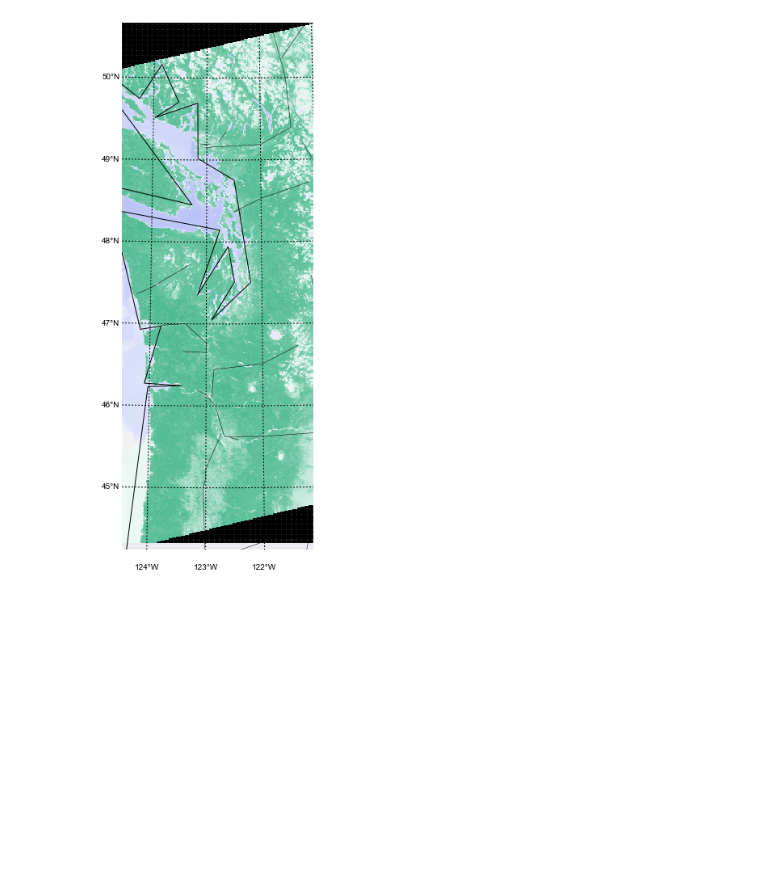
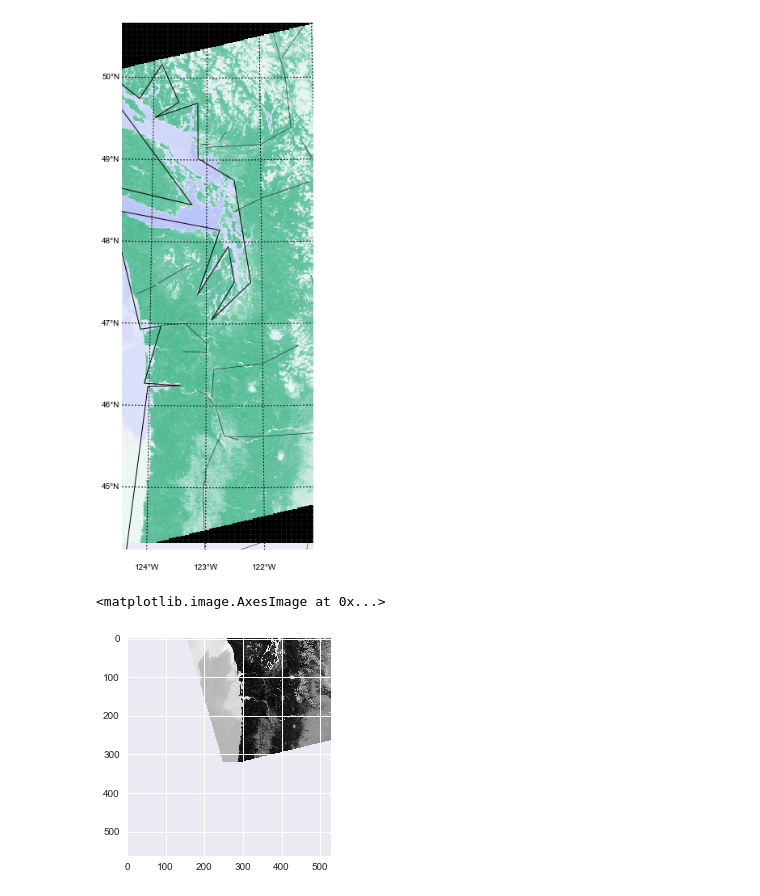
Before and after one commit to phaustin/e582, a Jupyter notebook: notebooks/warp_image.ipynb, the cells around one changed output. Saved outputs shown, nothing was run; the diff lists cells and outputs as text; code cells hidden in the pictures; blank space fills up the shorter version.

```diff
--- a/notebooks/warp_image.ipynb
+++ b/notebooks/warp_image.ipynb
@@ -125,3 +125,8 @@ projection_dict={k:basemap_args[k] for k in proj_keys}
 projection_dict['datum']='WGS84'
 projection_dict['proj'] = 'laea'
 projection=pyproj.Proj(projection_dict)
+height,width = ndvi.shape
+src_crs = projection_dict
+ll_x,ll_y = transform*(0,height)
+ur_x,ur_y = transform*(width,0)
+print('corners: ll_x,ur_x,ll_y,ur_y',ll_x,ur_x,ll_y,ur_y)
@@ -163,14 +170,21 @@ bmap.drawrivers();
 # %% [output]
 [figure]
 # %%
-# from rasterio.warp import calculate_default_transform, reproject
-# dest_crs={'datum': 'WGS84', 'lat_0': cent_lat, 'lon_0': cent_lon, 'proj': 'laea', 'units': 'm'}
-# height, width = ndvi.shape
-# resolution = 1300.,1300.
-# transform_out, new_width, new_height = calculate_default_transform(src_crs, dest_crs,
-#                                           width, height, left=ll_x, bottom= ll_y, right = ur_x,
-#                                           top=ur_y,resolution=resolution)
-# new_ndvi = np.empty([new_height, new_width],dtype=np.float32)
-# fill_value = result_dict['fill_value']
-# out = reproject(ndvi,new_ndvi,src_transform=a_trans,src_crs=src_crs,src_nodata=fill_value,
-#                dst_transform=transform_out,dest_crs=dest_crs)
+from rasterio.warp import calculate_default_transform, reproject
+from rasterio.warp import reproject, Resampling
+ulat_0,ulon_0=50.2606,-121.2460
+dest_crs={'datum': 'WGS84', 'lat_0': ulat_0, 'lon_0': ulon_0, 'proj': 'laea', 'units': 'm'}
+height, width = ndvi.shape
+resolution = 1300.,1300.
+transform_out, new_width, new_height = calculate_default_transform(src_crs, dest_crs,
+                                         width, height, left=ll_x, bottom= ll_y, right = ur_x,
+                                         top=ur_y,resolution=resolution)
+new_ndvi = np.zeros([new_height, new_width],dtype=np.float32)
+fill_value = result_dict['fill_value']
+out = reproject(ndvi,new_ndvi,src_transform=transform,src_crs=src_crs,src_nodata=fill_value,dst_nodata=fill_value,
+                    dst_transform=transform_out,dest_crs=dest_crs,resampling=Resampling.nearest)
+# %%
+plt.imshow(new_ndvi,origin='upper')
+# %% [output]
+<matplotlib.image.AxesImage at 0x...>
+[figure, added]
```
Also changed, not shown: parts of 10 cells of this notebook, 3 other files.
